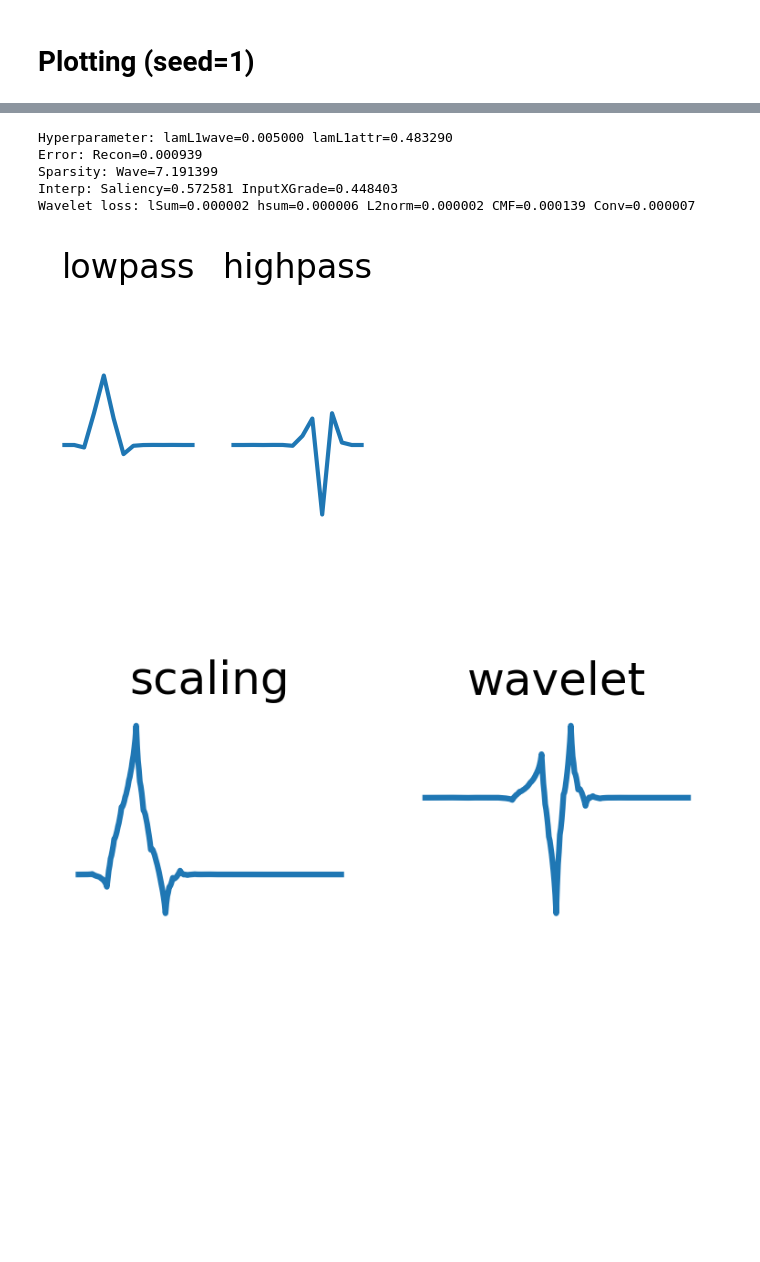
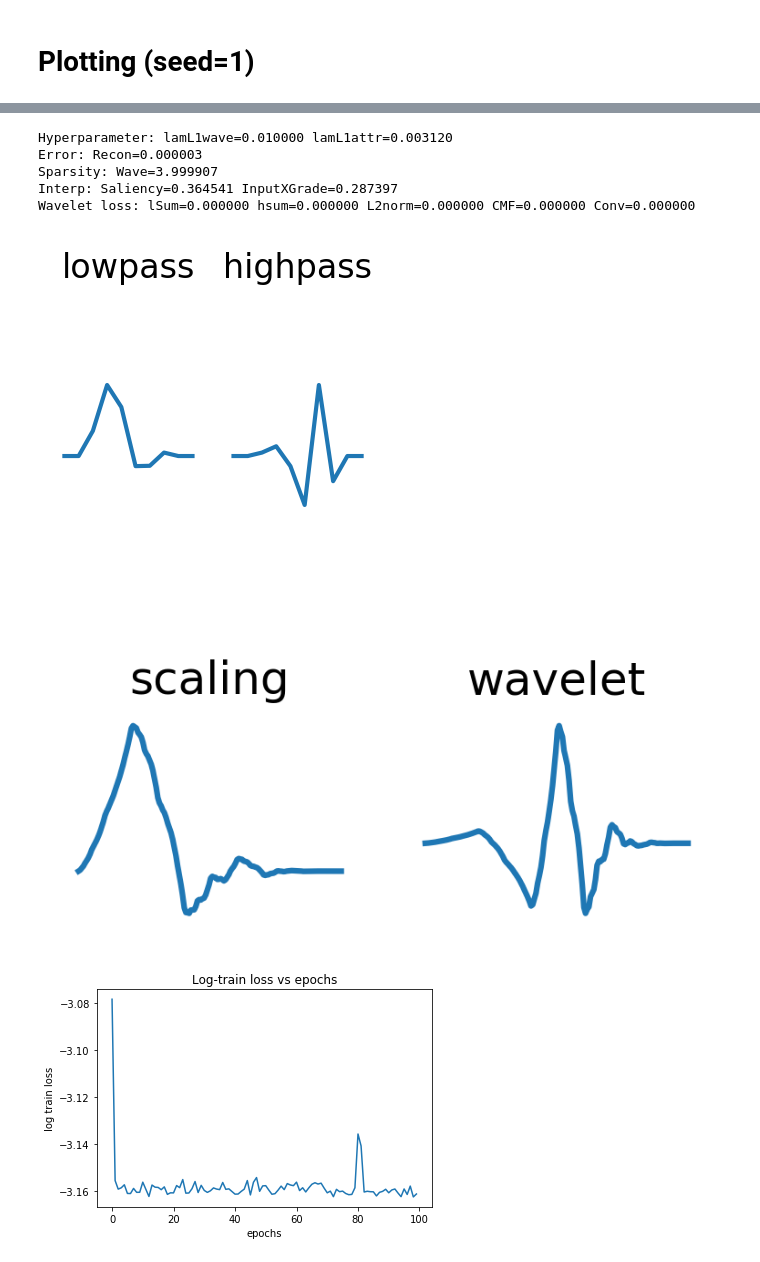
Before and after one commit to Yu-Group/adaptive-wavelets, a Jupyter notebook: notebooks/biology/04_results.ipynb, the cells around one changed output, grey strips where cells are left out. Cells and saved outputs as stored; diff of their text form; code cells hidden in the pictures; blank space fills up the shorter version.

```diff
--- a/notebooks/biology/04_results.ipynb
+++ b/notebooks/biology/04_results.ipynb
@@ -37,7 +36,7 @@ The autoreload extension is already loaded. To reload it, use:
 # %% [markdown]
 # load results
 # %%
-wave = 'db5'
+wave = 'db3'
 dirs = [wave + "_saliency_warmstart_mode=per_seed=1"]
 results = []
 models = []
@@ -123,28 +122,35 @@ plt.show()
 # %%
-idx1, idx2 = 4, 15
+idx1, idx2 = 4, 3
 wt = mos[index2o[(idx1, idx2)]]
 filt = get_1dfilts(wt)
 phi, psi, x = get_wavefun(wt)
 
 # print
 print('Hyperparameter: lamL1wave={:.6f} lamL1attr={:.6f}'.format(res['lamL1wave'][index2o[(idx1, idx2)]], res['lamL1attr'][index2o[(idx1, idx2)]]))
 print('Error: Recon={:.6f}'.format(res['rec_loss'][index2o[(idx1, idx2)]]))
 print('Sparsity: Wave={:.6f}'.format(res['L1wave_loss'][index2o[(idx1, idx2)]]))
 print('Interp: Saliency={:.6f} InputXGrade={:.6f}'.format(res['L1saliency_loss'][index2o[(idx1, idx2)]], res['L1inputxgrad_loss'][index2o[(idx1, idx2)]]))
 print('Wavelet loss: lSum={:.6f} hsum={:.6f} L2norm={:.6f} CMF={:.6f} Conv={:.6f}'.format(res['lsum_loss'][index2o[(idx1, idx2)]],
                                                                                           res['hsum_loss'][index2o[(idx1, idx2)]],
                                                                                           res['L2norm_loss'][index2o[(idx1, idx2)]],
                                                                                           res['CMF_loss'][index2o[(idx1, idx2)]],
                                                                                           res['conv_loss'][index2o[(idx1, idx2)]]))
 
 
 plot_1dfilts(filt, is_title=True, figsize=(2,2))
 plot_wavefun((phi, psi, x), is_title=True, figsize=(3,1))
+
+plt.plot(np.log(res['train_losses'][index2o[(idx1, idx2)]]))
+plt.xlabel("epochs")
+plt.ylabel("log train loss")
+plt.title('Log-train loss vs epochs')
+plt.show()
 # %% [output]
-Hyperparameter: lamL1wave=0.005000 lamL1attr=0.483290
-Error: Recon=0.000939
-Sparsity: Wave=7.191399
-Interp: Saliency=0.572581 InputXGrade=0.448403
-Wavelet loss: lSum=0.000002 hsum=0.000006 L2norm=0.000002 CMF=0.000139 Conv=0.000007
+Hyperparameter: lamL1wave=0.010000 lamL1attr=0.003120
+Error: Recon=0.000003
+Sparsity: Wave=3.999907
+Interp: Saliency=0.364541 InputXGrade=0.287397
+Wavelet loss: lSum=0.000000 hsum=0.000000 L2norm=0.000000 CMF=0.000000 Conv=0.000000
-[figure, old version]
+[figure, new version]
-[figure, old version]
+[figure, new version]
+[figure, added]
```
Also changed, not shown: parts of 2 cells of this notebook, 10 other files.
